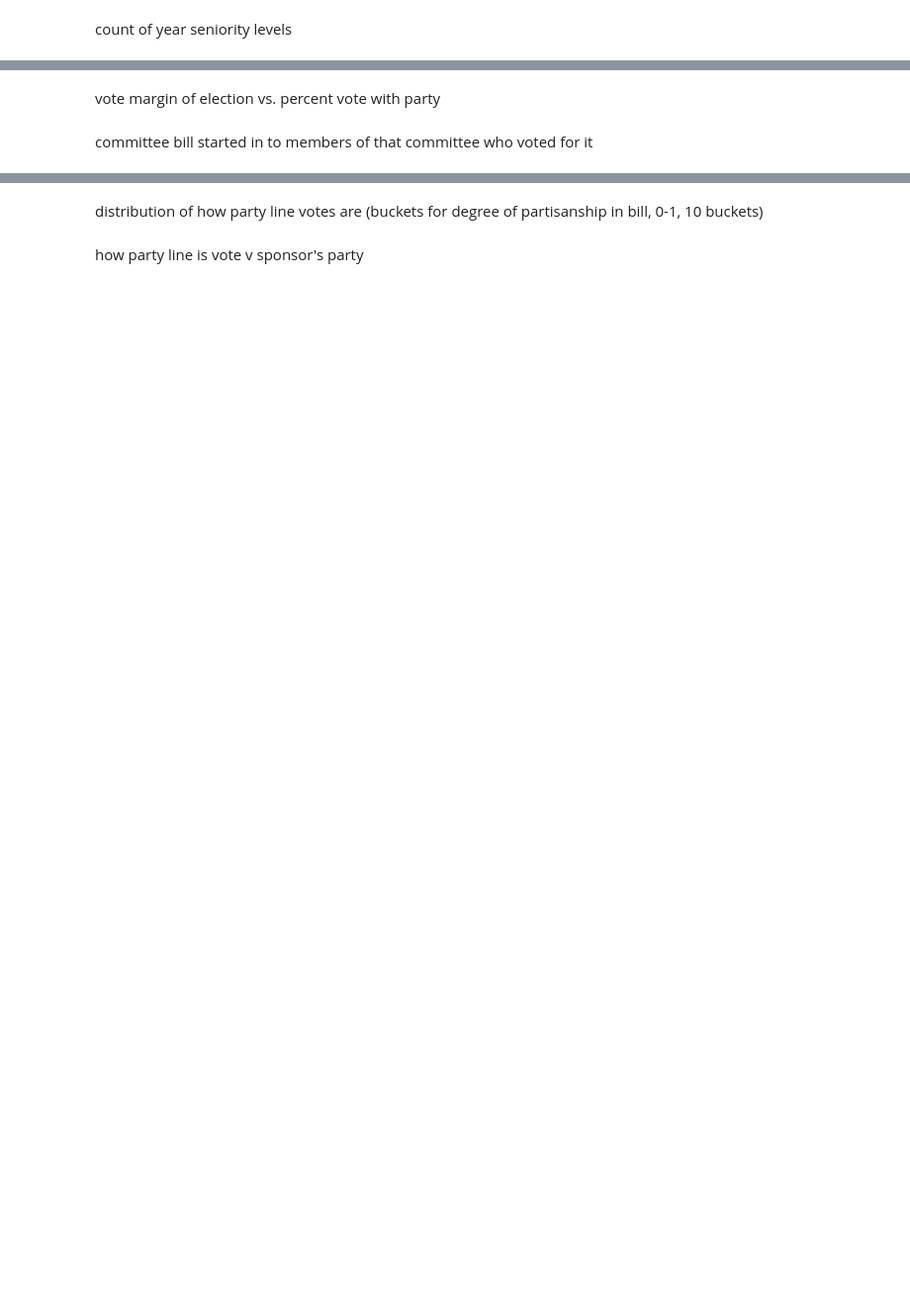
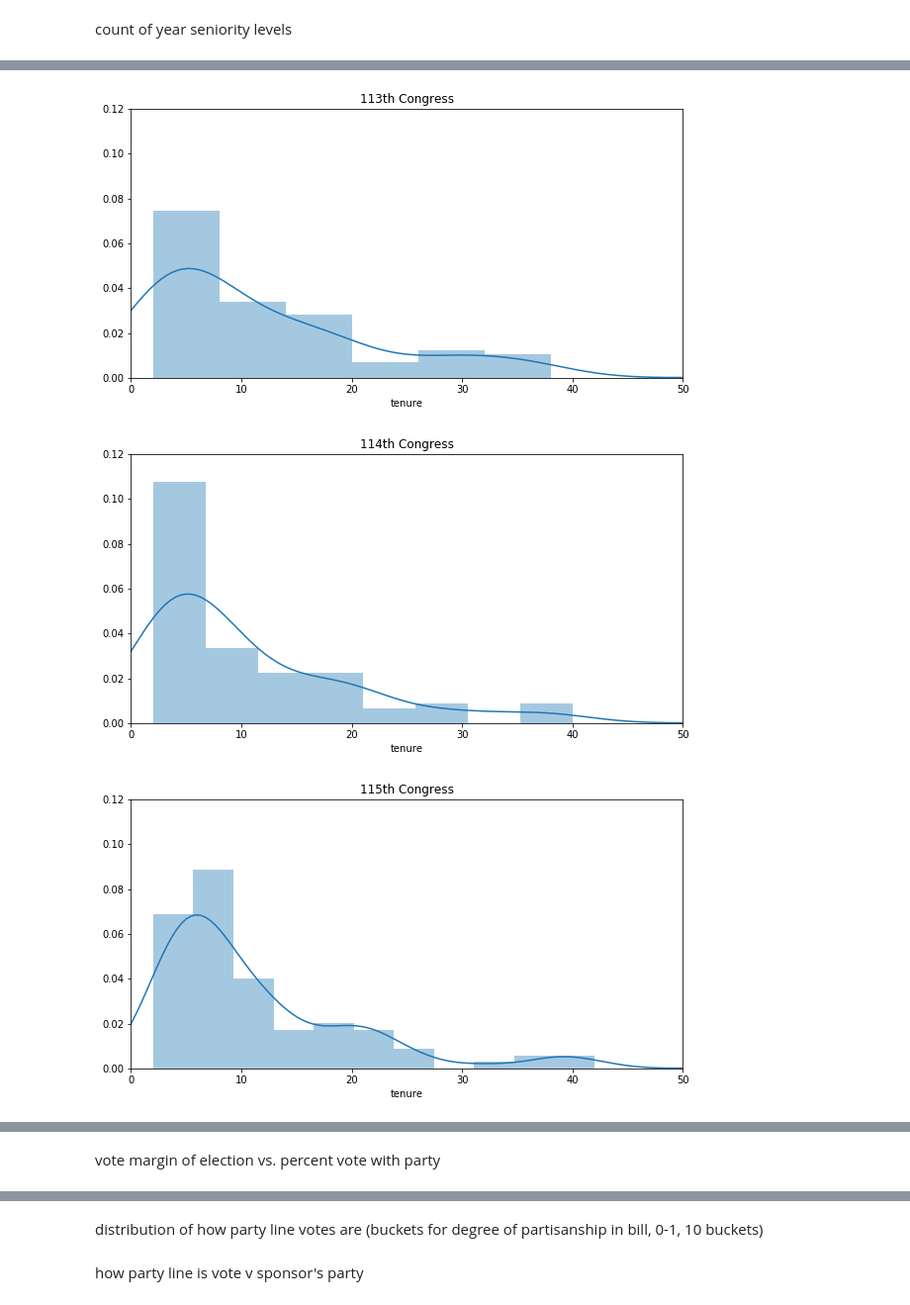
Before and after one commit to zapatos24/senator_nlp_vote_prediction, a Jupyter notebook: Ideas_for_EDA.ipynb, the cells around one changed output, grey strips where cells are left out. Shown at 99% size. Saved outputs shown, nothing was run; the diff lists cells and outputs as text; code cells hidden in the pictures; blank space fills up the shorter version.

```diff
--- a/Ideas_for_EDA.ipynb
+++ b/Ideas_for_EDA.ipynb
@@ -125,0 +156,12 @@ count of bills sponsored by leadership vs. not
+# %%
+for cong in main_df['congress'].unique():
+    senators = main_df[main_df['congress'] == cong].drop_duplicates('cid', keep='last')
+    plt.figure(figsize=(10,5))
+    plt.ylim(0.0, .12)
+    plt.xlim(0.0, 50)
+    sns.distplot(senators.tenure)
+    plt.title(str(cong) + 'th Congress')
+# %% [output]
+[figure, added]
+[figure, added]
+[figure, added]
@@ -126,4 +169,2 @@ count of bills sponsored by leadership vs. not
 # %% [markdown]
 vote margin of election vs. percent vote with party
-# %% [markdown]
-committee bill started in to members of that committee who voted for it
```
Also changed, not shown: parts of 30 cells of this notebook.
